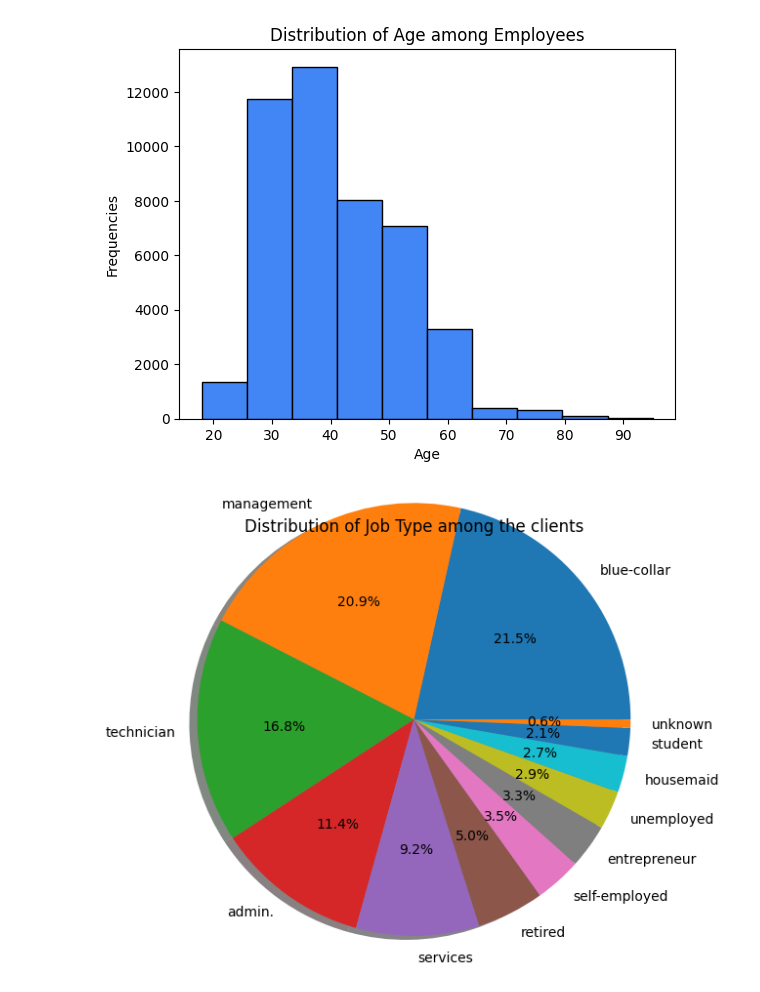
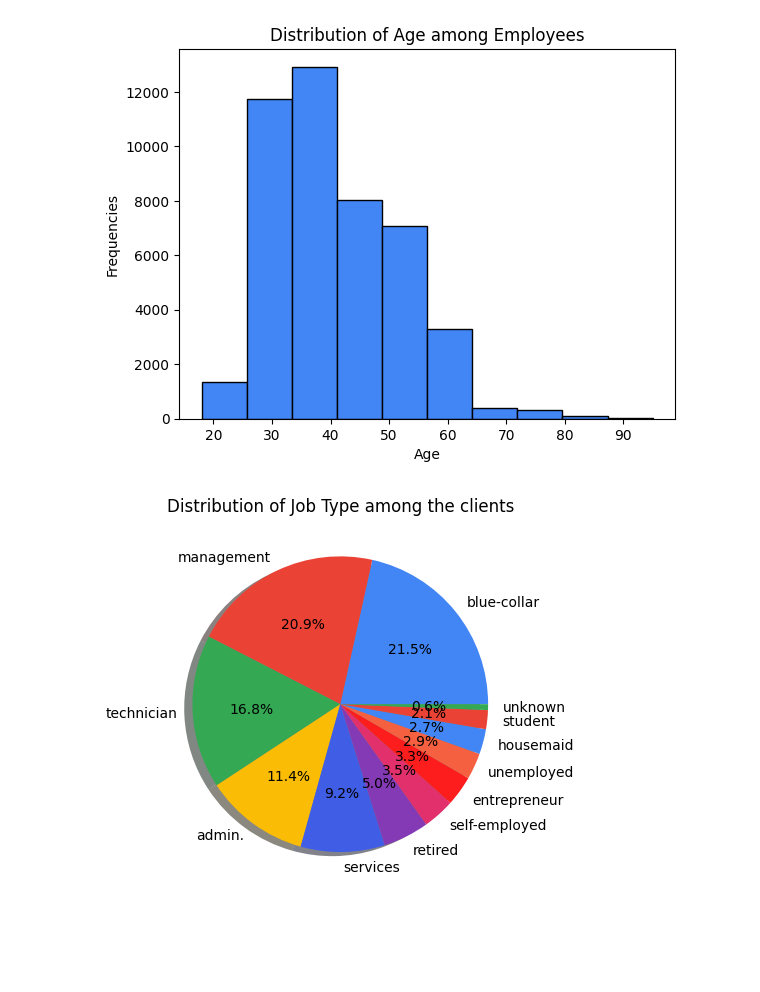
Before and after one commit to devdharaiya/Coding, a Jupyter notebook: Finlatics/Project 1.ipynb, the cells around one changed output. Saved outputs shown, nothing was run; the diff lists cells and outputs as text; code cells hidden in the pictures; blank space fills up the shorter version.

Commit message:
charts

```diff
--- a/Finlatics/Project 1.ipynb
+++ b/Finlatics/Project 1.ipynb
@@ -3,3 +3,4 @@ import pandas as pd
 import matplotlib.pyplot as plt
 
 df = pd.read_csv('/workspaces/Coding/Finlatics/banking_data.csv')
+coolors = ['#4285F4', '#EA4335', '#34A853','#FBBC05', '#405DE6', '#833AB4', '#E1306C', '#FD1D1D', '#F56040']
@@ -22,9 +15,9 @@ plt.show()
 # %%
 job_counts = df['job'].value_counts()
 plt.title('Distribution of Job Type among the clients')
-pie = plt.pie(job_counts, labels=job_counts.index, autopct='%1.1f%%', shadow={'ox': -0.04, 'edgecolor': 'none', 'shade': 0.9}, radius=1.5)
+pie = plt.pie(job_counts, labels=job_counts.index, autopct='%1.1f%%', colors=coolors, shadow={'ox': -0.04, 'edgecolor': 'none', 'shade': 0.9}, radius=1)
 # %% [output]
-[figure, old version]
+[figure, new version]
 # %%
 marital_counts = df['marital_status'].value_counts()
 plt.title('Distribution of Marital Status among the clients')
```
Also changed, not shown: parts of 13 cells of this notebook.
